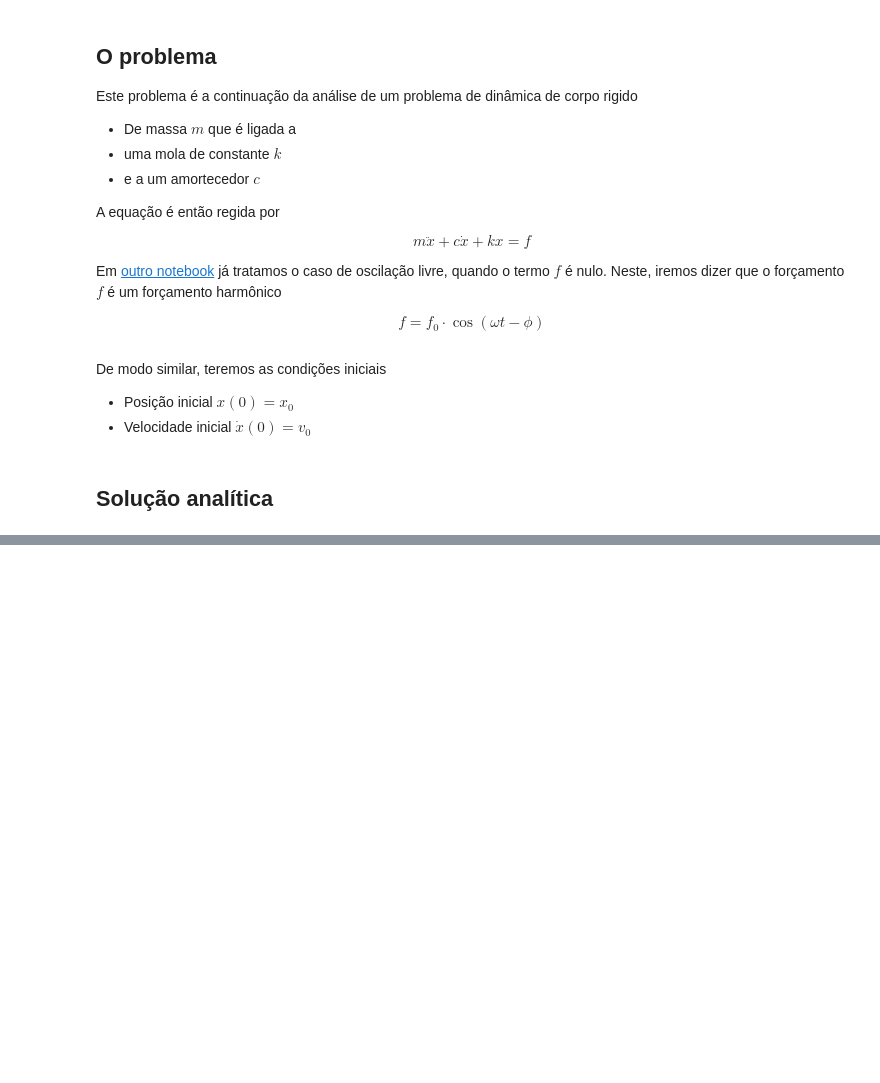
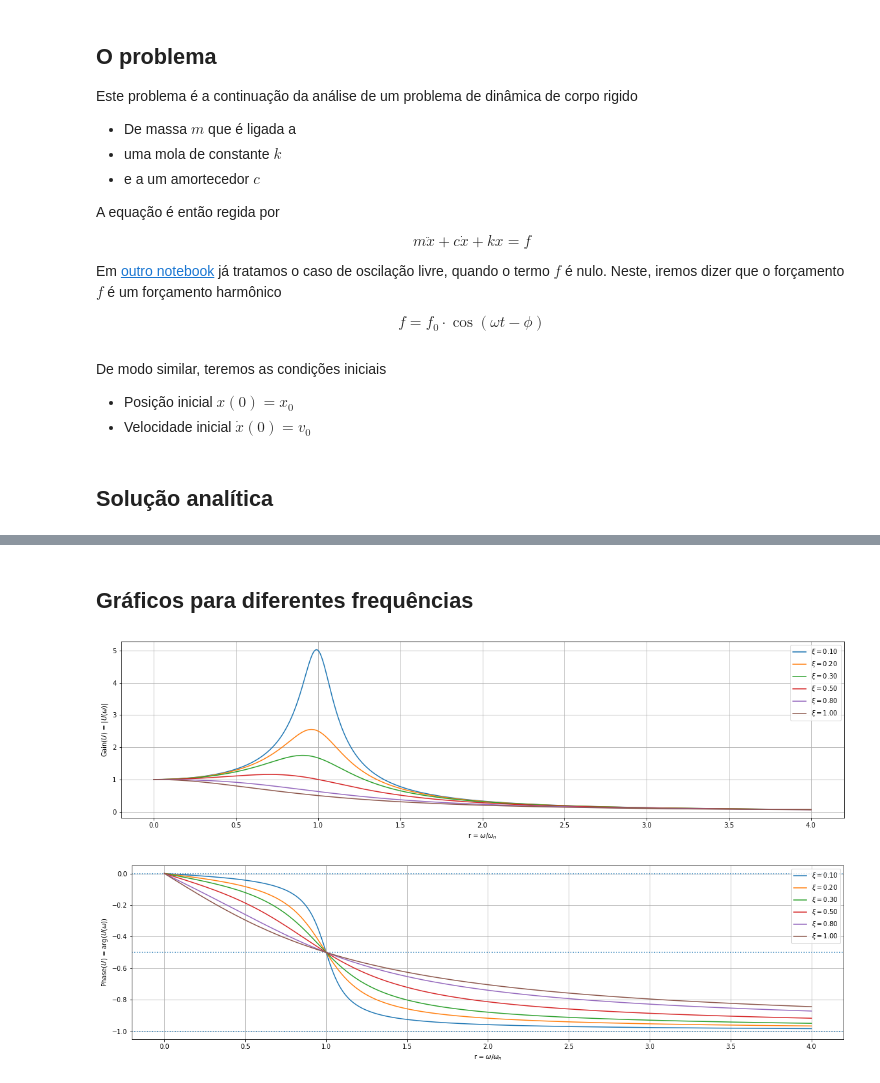
Before and after one commit to carlos-adir/UnB-Courses, a Jupyter notebook: vibracoes/forcamento-harmonico.ipynb, the cells around one changed output, grey strips where cells are left out. Saved outputs shown, nothing was run; the diff lists cells and outputs as text; code cells hidden in the pictures; blank space fills up the shorter version.

```diff
--- a/vibracoes/forcamento-harmonico.ipynb
+++ b/vibracoes/forcamento-harmonico.ipynb
@@ -1339,0 +336,36 @@ Esse python notebook está disponível online no GitHub através do link:
+# %% [markdown]
+## Gráficos para diferentes frequências
+# %%
+def computeH(xi, r):
+    H = (1-r**2) + 1j * (2*xi*r)
+    return H
+r = np.linspace(0, 4, 1024)
+xis = [0.1, 0.2, 0.3, 0.5, 0.8, 1]
+
+plt.figure(figsize=(20, 5))
+plt.xlabel(r"r = $\omega/\omega_{n}$")
+plt.ylabel(r"Gain($U$) = $\|U(\omega)\|$")
+for xi in xis:
+    H = computeH(xi, r)
+    U = f0/H
+    gainU = np.abs(U)
+    plt.plot(r*wn, gainU, label=r"$\xi=%.2f$"%xi)
+plt.legend()
+plt.grid()
+
+plt.figure(figsize=(20, 5))
+plt.axhline(0, ls="dotted")
+plt.axhline(-0.5, ls="dotted")
+plt.axhline(-1, ls="dotted")
+plt.xlabel(r"r = $\omega/\omega_{n}$")
+plt.ylabel(r"Phase($U$) = arg$\left(U(\omega)\right)$")
+for xi in xis:
+    H = computeH(xi, r)
+    U = f0/H
+    phaseU = np.angle(U)
+    plt.plot(r, phaseU/np.pi, label=r"$\xi=%.2f$"%xi)
+plt.legend()
+plt.grid()
+# %% [output]
+[figure, added]
+[figure, added]
```
Also changed, not shown: parts of 111 cells of this notebook.
